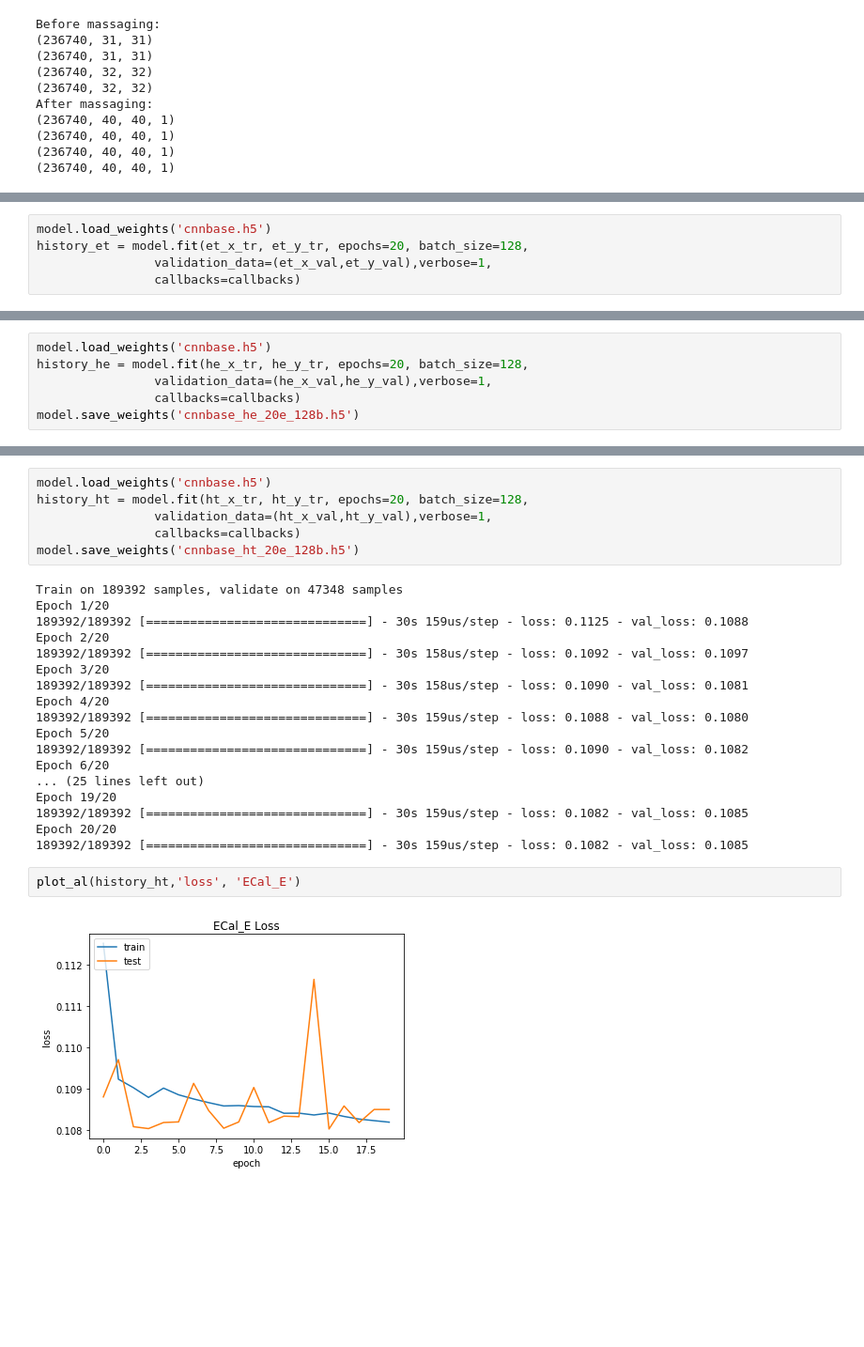
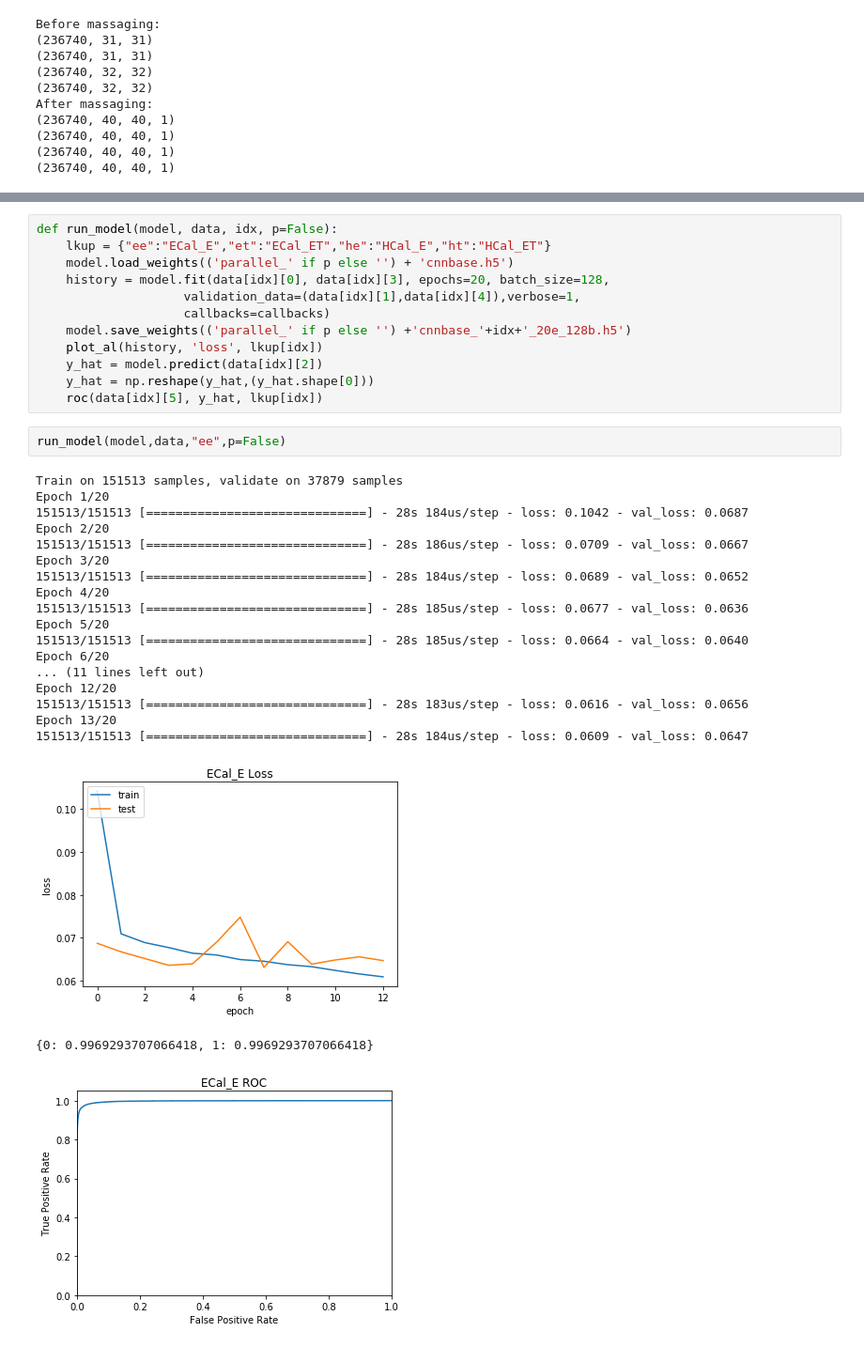
Before and after one commit to TDHTTTT/EID, a Jupyter notebook: train/base_cnn.ipynb, the cells around one changed output, grey strips where cells are left out. Shown at 94% size. Cells and saved outputs as stored; diff of their text form; blank space fills up the shorter version.

```diff
--- a/train/base_cnn.ipynb
+++ b/train/base_cnn.ipynb
@@ -260,5 +273,0 @@ plot_al(history_ee,'loss', 'ECal_E')
-# %%
-model.load_weights('cnnbase.h5')
-history_et = model.fit(et_x_tr, et_y_tr, epochs=20, batch_size=128,
-                validation_data=(et_x_val,et_y_val),verbose=1,
-                callbacks=callbacks)
@@ -289,6 +273,0 @@ model.save_weights('cnnbase_et_20e_128b.h5')
-# %%
-model.load_weights('cnnbase.h5')
-history_he = model.fit(he_x_tr, he_y_tr, epochs=20, batch_size=128,
-                validation_data=(he_x_val,he_y_val),verbose=1,
-                callbacks=callbacks)
-model.save_weights('cnnbase_he_20e_128b.h5')
@@ -317,28 +274,35 @@ plot_al(history_he,'loss', 'ECal_E')
-# %%
-model.load_weights('cnnbase.h5')
-history_ht = model.fit(ht_x_tr, ht_y_tr, epochs=20, batch_size=128,
-                validation_data=(ht_x_val,ht_y_val),verbose=1,
-                callbacks=callbacks)
-model.save_weights('cnnbase_ht_20e_128b.h5')
-# %% [output]
-Train on 189392 samples, validate on 47348 samples
-Epoch 1/20
-189392/189392 [==============================] - 30s 159us/step - loss: 0.1125 - val_loss: 0.1088
-Epoch 2/20
-189392/189392 [==============================] - 30s 158us/step - loss: 0.1092 - val_loss: 0.1097
-Epoch 3/20
-189392/189392 [==============================] - 30s 158us/step - loss: 0.1090 - val_loss: 0.1081
-Epoch 4/20
-189392/189392 [==============================] - 30s 159us/step - loss: 0.1088 - val_loss: 0.1080
-Epoch 5/20
-189392/189392 [==============================] - 30s 159us/step - loss: 0.1090 - val_loss: 0.1082
-Epoch 6/20
-... (25 lines left out)
-Epoch 19/20
-189392/189392 [==============================] - 30s 159us/step - loss: 0.1082 - val_loss: 0.1085
-Epoch 20/20
-189392/189392 [==============================] - 30s 159us/step - loss: 0.1082 - val_loss: 0.1085
-# %%
-plot_al(history_ht,'loss', 'ECal_E')
-# %% [output]
-[figure, removed]
+# %%
+def run_model(model, data, idx, p=False):
+    lkup = {"ee":"ECal_E","et":"ECal_ET","he":"HCal_E","ht":"HCal_ET"}
+    model.load_weights(('parallel_' if p else '') + 'cnnbase.h5')
+    history = model.fit(data[idx][0], data[idx][3], epochs=20, batch_size=128,
+                    validation_data=(data[idx][1],data[idx][4]),verbose=1,
+                    callbacks=callbacks)
+    model.save_weights(('parallel_' if p else '') +'cnnbase_'+idx+'_20e_128b.h5')
+    plot_al(history, 'loss', lkup[idx])
+    y_hat = model.predict(data[idx][2])
+    y_hat = np.reshape(y_hat,(y_hat.shape[0]))
+    roc(data[idx][5], y_hat, lkup[idx])
+# %%
+run_model(model,data,"ee",p=False)
+# %% [output]
+Train on 151513 samples, validate on 37879 samples
+Epoch 1/20
+151513/151513 [==============================] - 28s 184us/step - loss: 0.1042 - val_loss: 0.0687
+Epoch 2/20
+151513/151513 [==============================] - 28s 186us/step - loss: 0.0709 - val_loss: 0.0667
+Epoch 3/20
+151513/151513 [==============================] - 28s 184us/step - loss: 0.0689 - val_loss: 0.0652
+Epoch 4/20
+151513/151513 [==============================] - 28s 185us/step - loss: 0.0677 - val_loss: 0.0636
+Epoch 5/20
+151513/151513 [==============================] - 28s 185us/step - loss: 0.0664 - val_loss: 0.0640
+Epoch 6/20
+... (11 lines left out)
+Epoch 12/20
+151513/151513 [==============================] - 28s 183us/step - loss: 0.0616 - val_loss: 0.0656
+Epoch 13/20
+151513/151513 [==============================] - 28s 184us/step - loss: 0.0609 - val_loss: 0.0647
+[figure, added]
+{0: 0.9969293707066418, 1: 0.9969293707066418}
+[figure, added]
```
Also changed, not shown: parts of 19 cells of this notebook.
